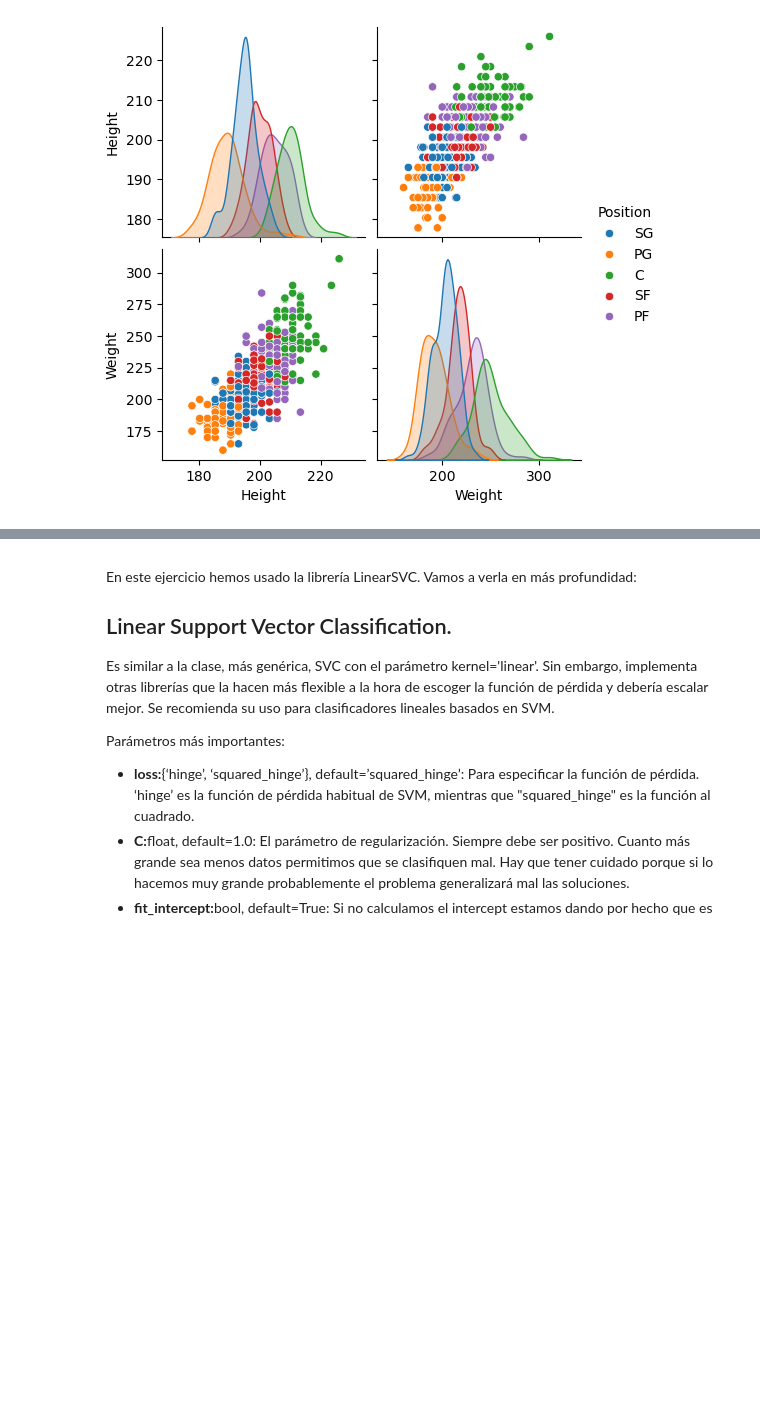
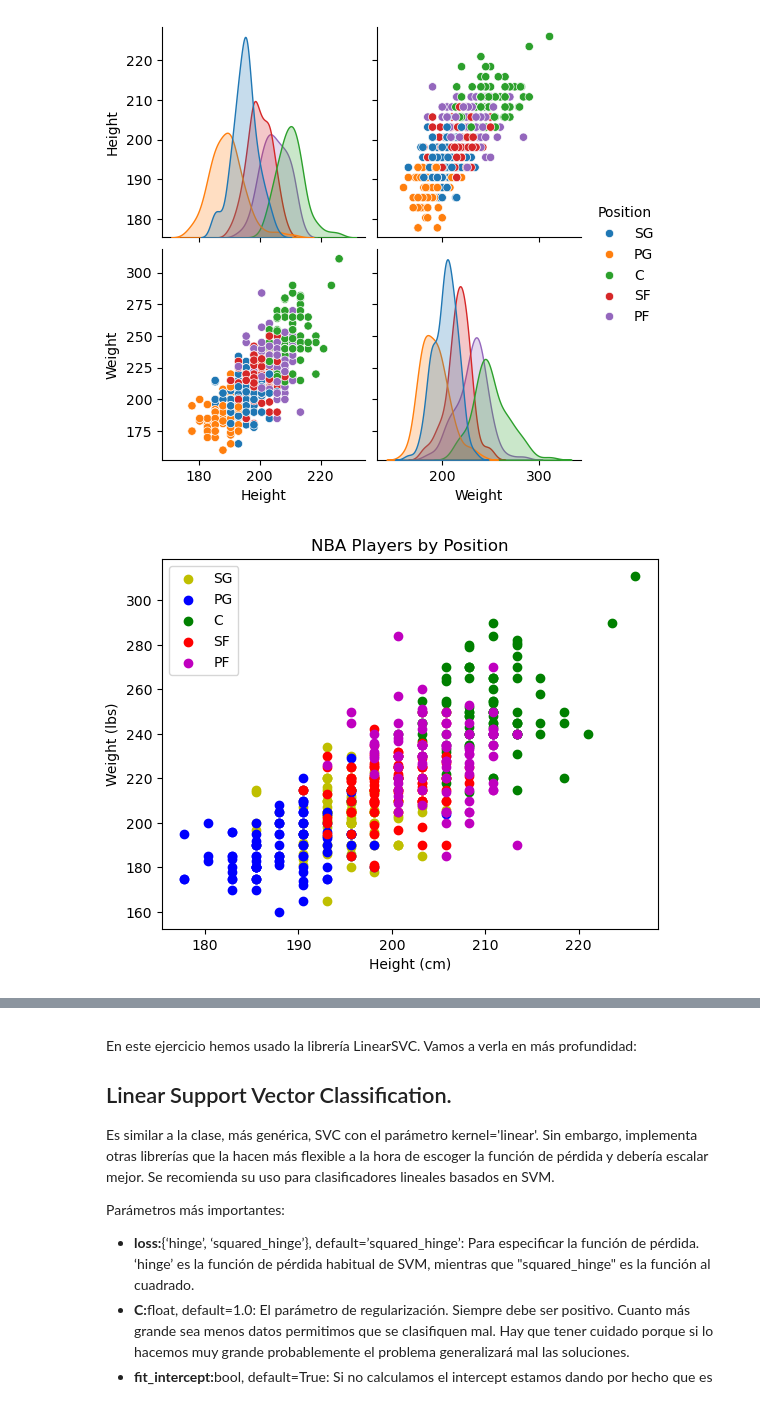
Before and after one commit to manuelo24-jpg/Ejercicios-Python, a Jupyter notebook: Pia/tema3/actividades/ejercicio7/Actividad3_7.ipynb, the cells around one changed output, grey strips where cells are left out. Saved outputs shown, nothing was run; the diff lists cells and outputs as text; code cells hidden in the pictures; blank space fills up the shorter version.

```diff
--- a/Pia/tema3/actividades/ejercicio7/Actividad3_7.ipynb
+++ b/Pia/tema3/actividades/ejercicio7/Actividad3_7.ipynb
@@ -59,5 +62,19 @@ sns.pairplot(df_nba, hue='Position')
 # %%
 #Pintamos los datos de las dos clases que queremos clasificar. Le damos dos colores distintos. Se puede
 #observar que están bastante diferenciadas.
+
+plt.scatter(df_nba.loc[df_nba['Position']=="SG"]['Height'],df_nba.loc[df_nba['Position']=="SG"]['Weight'],color='y')
+plt.scatter(df_nba.loc[df_nba['Position']=="PG"]['Height'],df_nba.loc[df_nba['Position']=="PG"]['Weight'],color='b')
+plt.scatter(df_nba.loc[df_nba['Position']=="C"]['Height'],df_nba.loc[df_nba['Position']=="C"]['Weight'],color='g')
+plt.scatter(df_nba.loc[df_nba['Position']=="SF"]['Height'],df_nba.loc[df_nba['Position']=="SF"]['Weight'],color='r')
+plt.scatter(df_nba.loc[df_nba['Position']=="PF"]['Height'],df_nba.loc[df_nba['Position']=="PF"]['Weight'],color='m')
+
+plt.xlabel('Height (cm)')
+plt.ylabel('Weight (lbs)')
+plt.title('NBA Players by Position')
+plt.legend(df_nba['Position'].unique())
+plt.show()
+# %% [output]
+[figure, added]
 # %%
 #Creamos el objeto para escalar los datos de entrada y el Support Vector Classifier que vamos a entrenar posteriormente.
```
Also changed, not shown: parts of 8 cells of this notebook.
